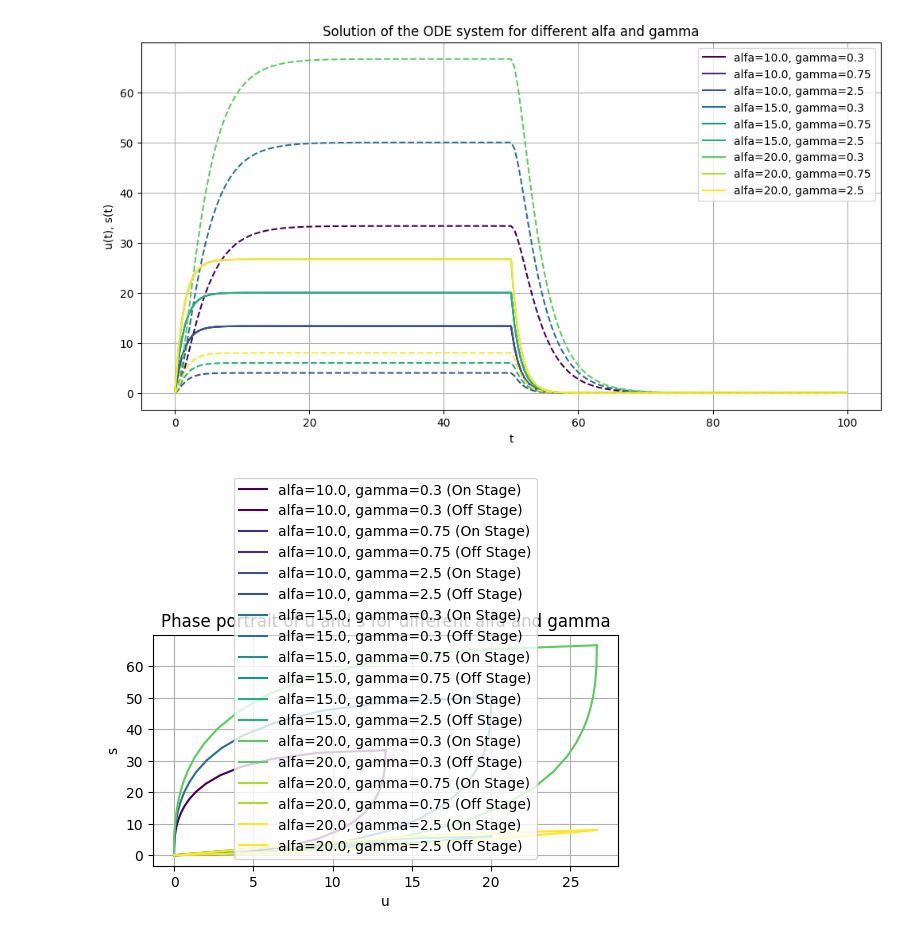
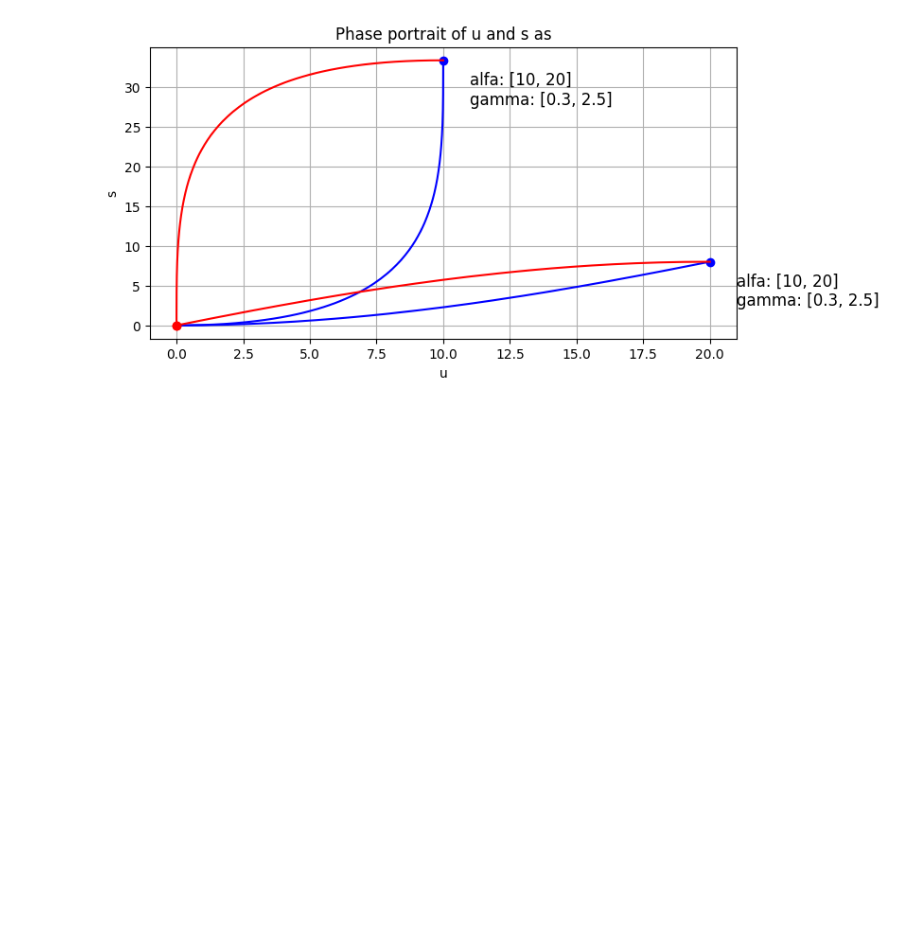
Before and after one commit to leonardogolinelli/GeneExpressionDynamics, a Jupyter notebook: RNA_velocity_Project.ipynb, the cells around one changed output. Drawn from its saved outputs; the diff is of its cells as text; code cells hidden in the pictures; blank space fills up the shorter version.

```diff
--- a/RNA_velocity_Project.ipynb
+++ b/RNA_velocity_Project.ipynb
@@ -39,7 +39,7 @@ def simulation(u0, s0, t_switch, t_final, alfa_on, beta, gamma):
 # your initial condition, time and parameters here
 u0 = 0
 s0 = 0
-t_switch = 20
+t_switch = 50
 t_final = 100
 alfa_on = 20
 beta = 1
@@ -51,6 +51,7 @@ t, u, s = simulation(u0, s0, t_switch, t_final, alfa_on, beta, gamma)
 plt.figure(figsize=(6, 3))
 plt.plot(t, u, label='u(t)')
 plt.plot(t, s, label='s(t)')
+plt.axvline(x = t_switch, color='green', linestyle='--', label = 'switch time')
 plt.legend()
 plt.grid(True)
 plt.title('Solution of the ODE system')
@@ -77,5 +78,6 @@ plt.title('Phase portrait of u and s')
 plt.xlabel('u')
 plt.ylabel('s')
 plt.legend()
+plt.text(x=u[999]+1.5, y=s[999], s=f't_switch: {t_switch}', fontsize=12)
 plt.show()
 # %% [output]
@@ -164,7 +159,6 @@ plt.show()
 # %%
 import numpy as np
 import matplotlib.pyplot as plt
-from matplotlib import cm
 
 def on_stage_solution(t, u0, s0, alfa, beta, gamma):
     # specify your analytical solution for the on_stage here
@@ -180,70 +174,58 @@ def off_stage_solution(t, u_switch, s_switch, beta, gamma):
 
 def simulation(u0, s0, t_switch, t_final, alfa_on, beta, gamma):
     # on_stage
-    t_on = np.linspace(0, t_switch, 100)
+    t_on = np.linspace(0, t_switch, 1000)
+    #alfa_on = np.sin(t_on/5)
     u_on, s_on = on_stage_solution(t_on, u0, s0, alfa_on, beta, gamma)
 
     # extract final condition after on_stage
     u_switch, s_switch = on_stage_solution(t_switch, u0, s0, alfa_on, beta, gamma)
 
     # off_stage
-    t_off = np.linspace(t_switch, t_final, 100)
+    t_off = np.linspace(t_switch, t_final, 1000)
     u_off, s_off = off_stage_solution(t_off, u_switch, s_switch, beta, gamma)
 
     # combine solutions
     t = np.concatenate((t_on, t_off))
     u = np.concatenate((u_on, u_off))
     s = np.concatenate((s_on, s_off))
 
     return t, u, s
 
 # your initial condition, time and parameters here
 u0 = 0
 s0 = 0
 t_switch = 50
 t_final = 100
-beta = 0.75
+alfa_on = [10, 20]
+beta = 1
+gamma = [0.3, 2.5]
 
-# create lists of alfa and gamma values
-alfa_values = [10, 15, 20] # for example, 5 values between 10 and 50
-gamma_values = [0.3, 0.75, 2.5]  # for example, 5 values between 0.1 and 1
+plt.figure(figsize=(8, 4))
 
-# create a color map
-colors = cm.get_cmap('viridis', len(alfa_values) * len(gamma_values))
+for i in range(2):
+  t, u, s = simulation(u0, s0, t_switch, t_final, alfa_on[i], beta, gamma[i])
 
-plt.figure(figsize=(12, 6))
+  # Plot on stage (use color blue for 'on-stage')
+  plt.plot(u[:1000], s[:1000], 'b-', label=f'alfa: {alfa_on}')
 
-grid_values = np.array(np.meshgrid(alfa_values, gamma_values)).T.reshape(-1, 2)
+  # Mark the point at the end of on stage
+  plt.plot(u[999], s[999], 'bo')
 
-for i, (alfa_on, gamma) in enumerate(grid_values):
-    t, u, s = simulation(u0, s0, t_switch, t_final, alfa_on, beta, gamma)
+  # Plot off stage (use color red for 'off-stage')
+  plt.plot(u[1000:], s[1000:], 'r-', label=f'alfa: {alfa_on}')
 
-    # plot the solution for this alfa and gamma
-    plt.plot(t, u, color=colors(i), label=f'alfa={alfa_on}, gamma={gamma}')
-    plt.plot(t, s, '--', color=colors(i))
+  # Mark the point at the end of off stage
+  plt.plot(u[-1], s[-1], 'ro')
 
-plt.legend()
+  plt.text(x=u[999]+1, y=s[999]-3, s=f'alfa: {alfa_on}', fontsize=12)
+  plt.text(x=u[999]+1, y=s[999]-5.5, s=f'gamma: {gamma}', fontsize=12)
+
 plt.grid(True)
-plt.title('Solution of the ODE system for different alfa and gamma')
-plt.xlabel('t')
-plt.ylabel('u(t), s(t)')
-plt.show()
-
-plt.figure(figsize=(6, 3))
-
-for i, (alfa_on, gamma) in enumerate(grid_values):
-    t, u, s = simulation(u0, s0, t_switch, t_final, alfa_on, beta, gamma)
-
-    # plot phase portrait for this alfa and gamma
-    plt.plot(u[:100], s[:100], 'b-', color=colors(i), label=f'alfa={alfa_on}, gamma={gamma} (On Stage)')
-    plt.plot(u[100:], s[100:], 'r-', color=colors(i), label=f'alfa={alfa_on}, gamma={gamma} (Off Stage)')
-
-plt.legend()
-plt.grid(True)
-plt.title('Phase portrait of u and s for different alfa and gamma')
+plt.title('Phase portrait of u and s as')
 plt.xlabel('u')
 plt.ylabel('s')
+#plt.legend()
 plt.show()
 # %% [output]
-[figure, old version]
+[figure, new version]
-[figure, removed]
```
Also changed, not shown: parts of 3 cells of this notebook.
